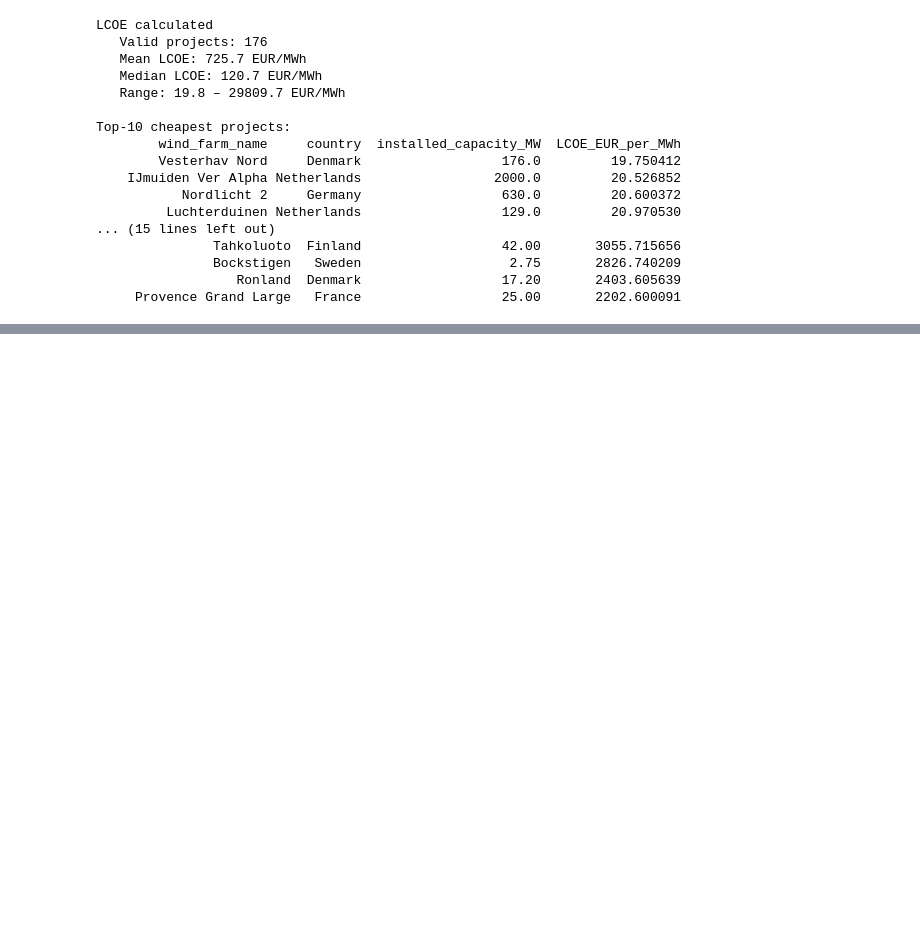
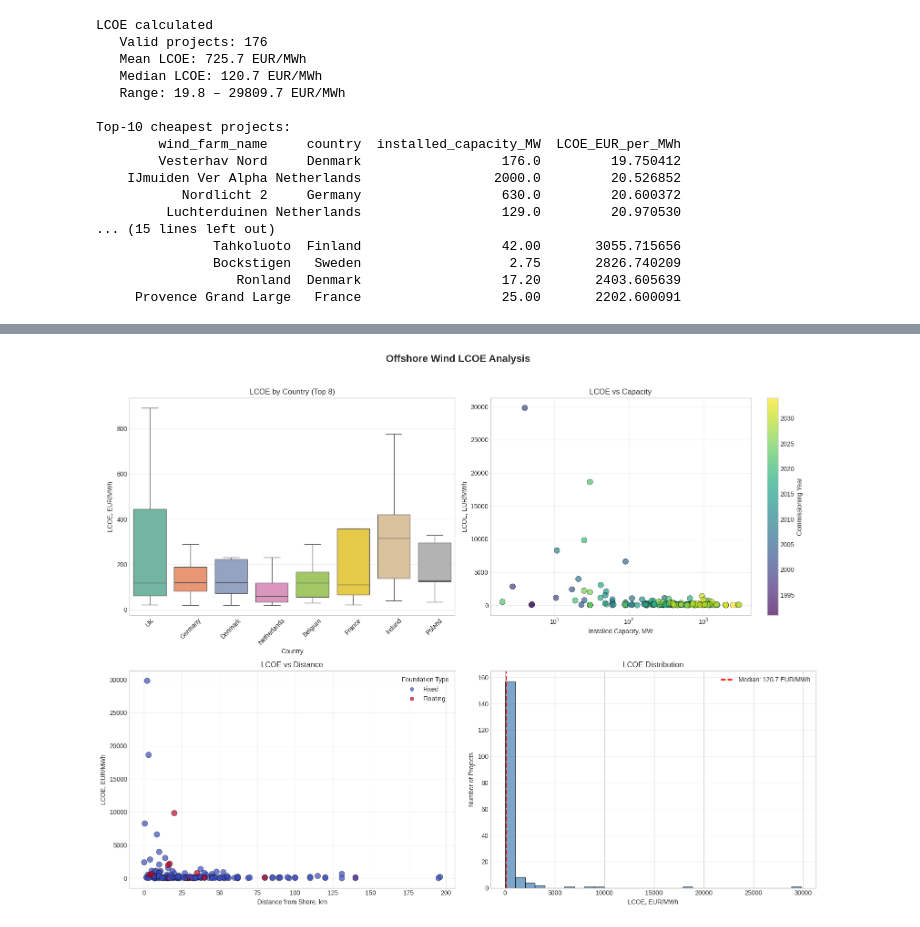
Before and after one commit to Makakashan/IntelegenceProject, a Jupyter notebook: windAlgorythm.ipynb, the cells around one changed output, grey strips where cells are left out. Cells and saved outputs as stored; diff of their text form; code cells hidden in the pictures; blank space fills up the shorter version.

Commit message:
feat: add LCOE results visualization section

```diff
--- a/windAlgorythm.ipynb
+++ b/windAlgorythm.ipynb
@@ -419,0 +422,92 @@ Top-10 cheapest projects:
+# %%
+fig, axes = plt.subplots(2, 2, figsize=(16, 12))
+fig.suptitle('Offshore Wind LCOE Analysis', fontsize=16, fontweight='bold', y=1.02)
+
+# ── Plot 1: LCOE by Country (Top 8 by project count) ───────────────
+top_countries = df_valid['country'].value_counts().head(8).index
+df_top = df_valid[df_valid['country'].isin(top_countries)]
+
+sns.boxplot(
+    data=df_top,
+    x='country',
+    y='LCOE_EUR_per_MWh',
+    ax=axes[0, 0],
+    palette='Set2',
+    showfliers=False
+)
+axes[0, 0].set_title('LCOE by Country (Top 8)')
+axes[0, 0].set_xlabel('Country')
+axes[0, 0].set_ylabel('LCOE, EUR/MWh')
+axes[0, 0].tick_params(axis='x', rotation=45)
+axes[0, 0].grid(axis='y', alpha=0.3)
+
+
+# ── Plot 2: LCOE vs Installed Capacity (colored by commissioning year) ──
+scatter = axes[0, 1].scatter(
+    df_valid['installed_capacity_MW'],
+    df_valid['LCOE_EUR_per_MWh'],
+    c=df_valid['commissioning_year'],
+    cmap='viridis',
+    s=80,
+    alpha=0.7,
+    edgecolors='black',
+    linewidth=0.5
+)
+axes[0, 1].set_xlabel('Installed Capacity, MW')
+axes[0, 1].set_ylabel('LCOE, EUR/MWh')
+axes[0, 1].set_title('LCOE vs Capacity')
+axes[0, 1].set_xscale('log')
+axes[0, 1].grid(alpha=0.3)
+
+cbar = plt.colorbar(scatter, ax=axes[0, 1])
+cbar.set_label('Commissioning Year')
+
+
+# ── Plot 3: LCOE vs Distance from Shore (colored by foundation type) ──
+scatter2 = axes[1, 0].scatter(
+    df_valid['distance_from_shore_km'],
+    df_valid['LCOE_EUR_per_MWh'],
+    c=df_valid['is_floating'].astype(int),
+    cmap='coolwarm',
+    s=80,
+    alpha=0.7,
+    edgecolors='black',
+    linewidth=0.5
+)
+axes[1, 0].set_xlabel('Distance from Shore, km')
+axes[1, 0].set_ylabel('LCOE, EUR/MWh')
+axes[1, 0].set_title('LCOE vs Distance')
+axes[1, 0].grid(alpha=0.3)
+
+# Custom legend for foundation type
+handles, _ = scatter2.legend_elements()
+axes[1, 0].legend(handles, ['Fixed', 'Floating'], title='Foundation Type')
+
+
+# ── Plot 4: LCOE Distribution Histogram ───────────────────────────
+axes[1, 1].hist(
+    df_valid['LCOE_EUR_per_MWh'],
+    bins=30,
+    color='steelblue',
+    edgecolor='black',
+    alpha=0.7
+)
+axes[1, 1].axvline(
+    df_valid['LCOE_EUR_per_MWh'].median(),
+    color='red',
+    linestyle='--',
+    linewidth=2,
+    label=f"Median: {df_valid['LCOE_EUR_per_MWh'].median():.1f} EUR/MWh"
+)
+axes[1, 1].set_xlabel('LCOE, EUR/MWh')
+axes[1, 1].set_ylabel('Number of Projects')
+axes[1, 1].set_title('LCOE Distribution')
+axes[1, 1].legend()
+axes[1, 1].grid(axis='y', alpha=0.3)
+
+
+# ── Final layout ──────────────────────────────────────────────────
+plt.tight_layout()
+plt.show()
+# %% [output]
+[figure, added]
```
Also changed, not shown: parts of 1 cell of this notebook.
